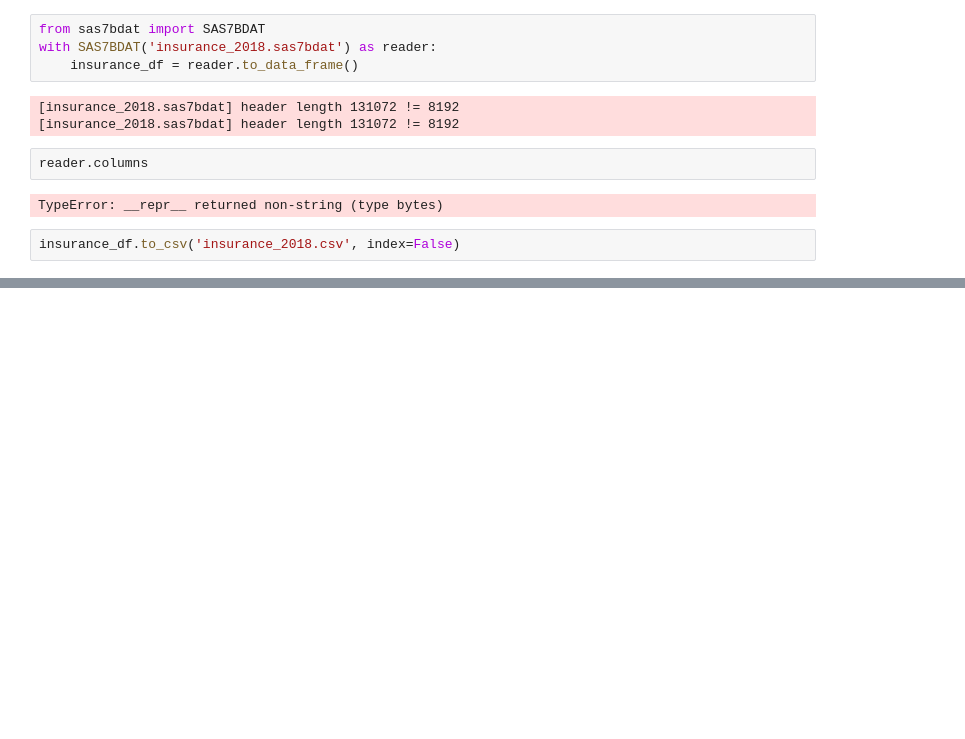
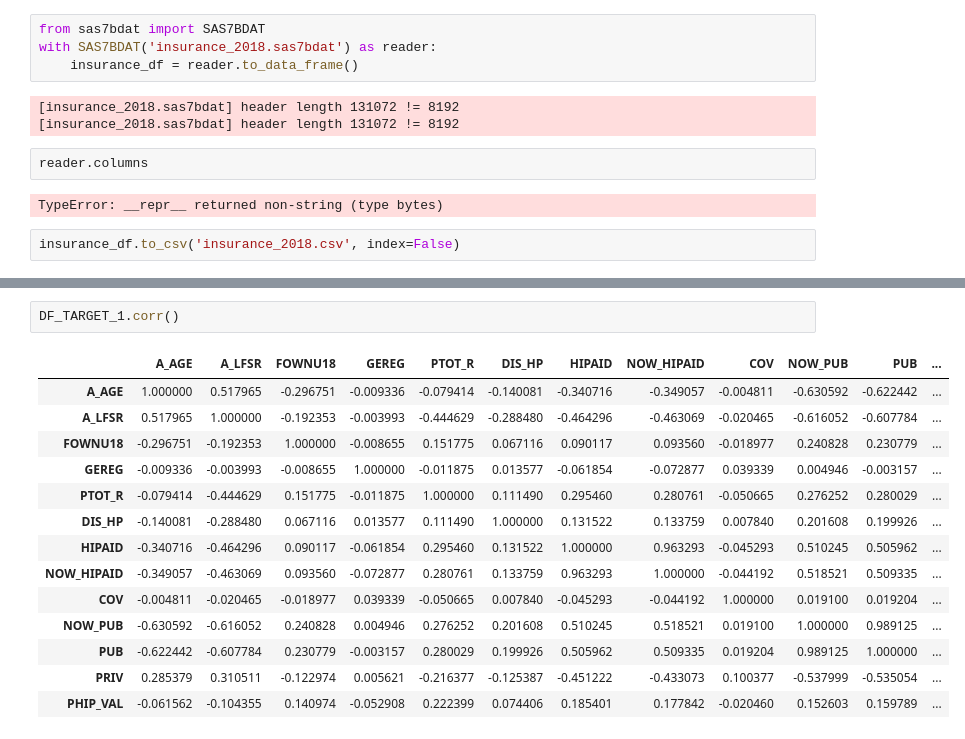
Before and after one commit to duyhho/Dynahealth-Backend, a Jupyter notebook: COVID.ipynb, the cells around one changed output, grey strips where cells are left out. Cells and saved outputs as stored; diff of their text form; blank space fills up the shorter version.

```diff
--- a/COVID.ipynb
+++ b/COVID.ipynb
@@ -102,0 +208,17 @@ insurance_df[insurance_df['AHITYP1'] != 0][['HIOWN','HIPAID','HITYP', 'AHITYP1',
+# %%
+DF_TARGET_1.corr()
+# %% [output]
+|  | A_AGE | A_LFSR | FOWNU18 | GEREG | PTOT_R | DIS_HP | HIPAID | NOW_HIPAID | COV | NOW_PUB | PUB | ... |
+| A_AGE | 1.000000 | 0.517965 | -0.296751 | -0.009336 | -0.079414 | -0.140081 | -0.340716 | -0.349057 | -0.004811 | -0.630592 | -0.622442 | ... |
+| A_LFSR | 0.517965 | 1.000000 | -0.192353 | -0.003993 | -0.444629 | -0.288480 | -0.464296 | -0.463069 | -0.020465 | -0.616052 | -0.607784 | ... |
+| FOWNU18 | -0.296751 | -0.192353 | 1.000000 | -0.008655 | 0.151775 | 0.067116 | 0.090117 | 0.093560 | -0.018977 | 0.240828 | 0.230779 | ... |
+| GEREG | -0.009336 | -0.003993 | -0.008655 | 1.000000 | -0.011875 | 0.013577 | -0.061854 | -0.072877 | 0.039339 | 0.004946 | -0.003157 | ... |
+| PTOT_R | -0.079414 | -0.444629 | 0.151775 | -0.011875 | 1.000000 | 0.111490 | 0.295460 | 0.280761 | -0.050665 | 0.276252 | 0.280029 | ... |
+| DIS_HP | -0.140081 | -0.288480 | 0.067116 | 0.013577 | 0.111490 | 1.000000 | 0.131522 | 0.133759 | 0.007840 | 0.201608 | 0.199926 | ... |
+| HIPAID | -0.340716 | -0.464296 | 0.090117 | -0.061854 | 0.295460 | 0.131522 | 1.000000 | 0.963293 | -0.045293 | 0.510245 | 0.505962 | ... |
+| NOW_HIPAID | -0.349057 | -0.463069 | 0.093560 | -0.072877 | 0.280761 | 0.133759 | 0.963293 | 1.000000 | -0.044192 | 0.518521 | 0.509335 | ... |
+| COV | -0.004811 | -0.020465 | -0.018977 | 0.039339 | -0.050665 | 0.007840 | -0.045293 | -0.044192 | 1.000000 | 0.019100 | 0.019204 | ... |
+| NOW_PUB | -0.630592 | -0.616052 | 0.240828 | 0.004946 | 0.276252 | 0.201608 | 0.510245 | 0.518521 | 0.019100 | 1.000000 | 0.989125 | ... |
+| PUB | -0.622442 | -0.607784 | 0.230779 | -0.003157 | 0.280029 | 0.199926 | 0.505962 | 0.509335 | 0.019204 | 0.989125 | 1.000000 | ... |
+| PRIV | 0.285379 | 0.310511 | -0.122974 | 0.005621 | -0.216377 | -0.125387 | -0.451222 | -0.433073 | 0.100377 | -0.537999 | -0.535054 | ... |
+| PHIP_VAL | -0.061562 | -0.104355 | 0.140974 | -0.052908 | 0.222399 | 0.074406 | 0.185401 | 0.177842 | -0.020460 | 0.152603 | 0.159789 | ... |
```
Also changed, not shown: parts of 40 cells of this notebook, 5 other files.
